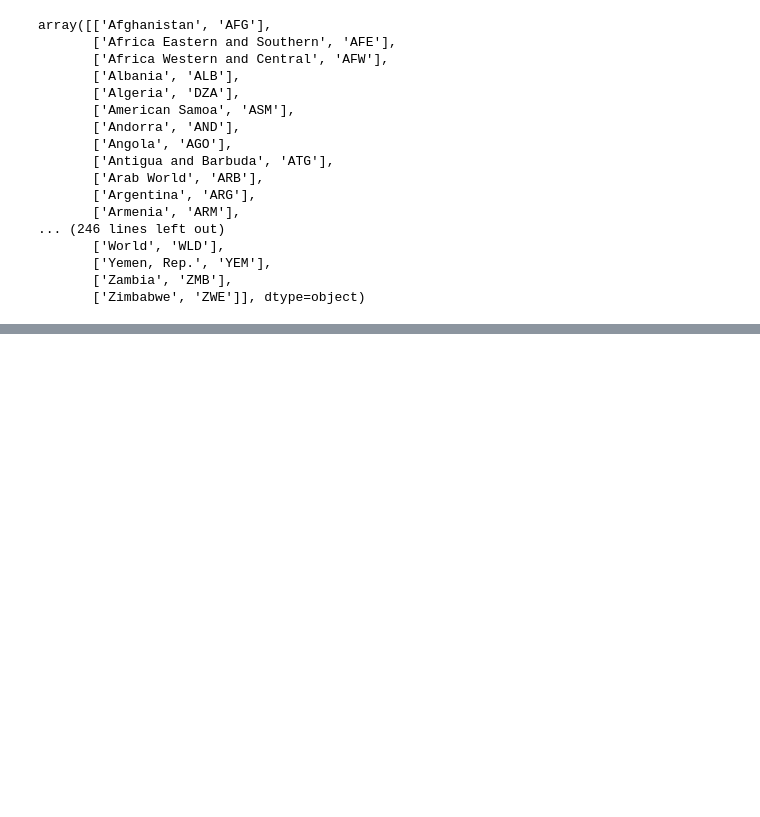
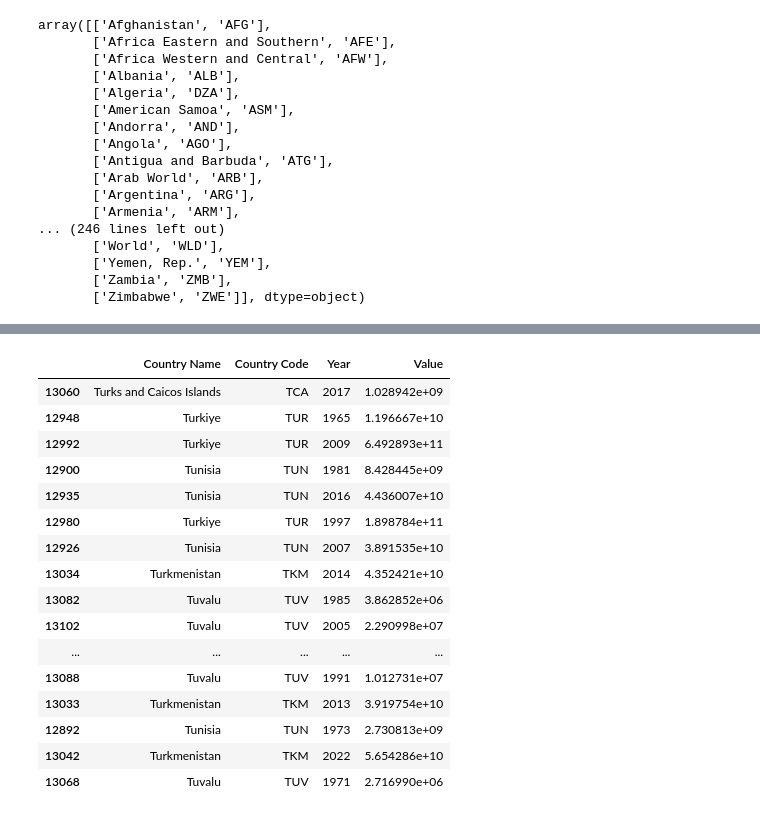
Before and after one commit to pointcarre-app/maths.pm, a Jupyter notebook: pms/dataviz2/files/gdp_exclude_not_country.ipynb, the cells around one changed output, grey strips where cells are left out. Cells and saved outputs as stored; diff of their text form; code cells hidden in the pictures; blank space fills up the shorter version.

```diff
--- a/pms/dataviz2/files/gdp_exclude_not_country.ipynb
+++ b/pms/dataviz2/files/gdp_exclude_not_country.ipynb
@@ -152,0 +153,21 @@ NameError: name 'df' is not defined
+# %%
+mask = df_countries_only["Country Name"].str.startswith("Tu")
+df_countries_only[mask].sample(n=20)
+# %% [output]
+|  | Country Name | Country Code | Year | Value |
+| 13060 | Turks and Caicos Islands | TCA | 2017 | 1.028942e+09 |
+| 12948 | Turkiye | TUR | 1965 | 1.196667e+10 |
+| 12992 | Turkiye | TUR | 2009 | 6.492893e+11 |
+| 12900 | Tunisia | TUN | 1981 | 8.428445e+09 |
+| 12935 | Tunisia | TUN | 2016 | 4.436007e+10 |
+| 12980 | Turkiye | TUR | 1997 | 1.898784e+11 |
+| 12926 | Tunisia | TUN | 2007 | 3.891535e+10 |
+| 13034 | Turkmenistan | TKM | 2014 | 4.352421e+10 |
+| 13082 | Tuvalu | TUV | 1985 | 3.862852e+06 |
+| 13102 | Tuvalu | TUV | 2005 | 2.290998e+07 |
+| ... | ... | ... | ... | ... |
+| 13088 | Tuvalu | TUV | 1991 | 1.012731e+07 |
+| 13033 | Turkmenistan | TKM | 2013 | 3.919754e+10 |
+| 12892 | Tunisia | TUN | 1973 | 2.730813e+09 |
+| 13042 | Turkmenistan | TKM | 2022 | 5.654286e+10 |
+| 13068 | Tuvalu | TUV | 1971 | 2.716990e+06 |
```
Also changed, not shown: parts of 1 cell of this notebook, 4 other files.
